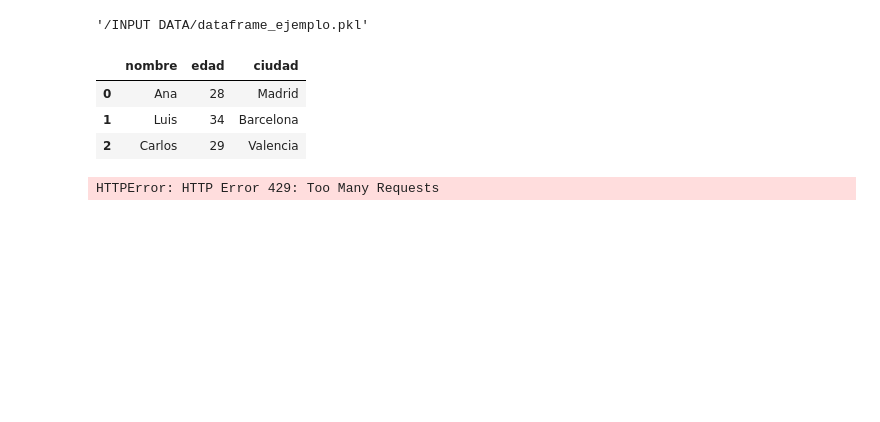
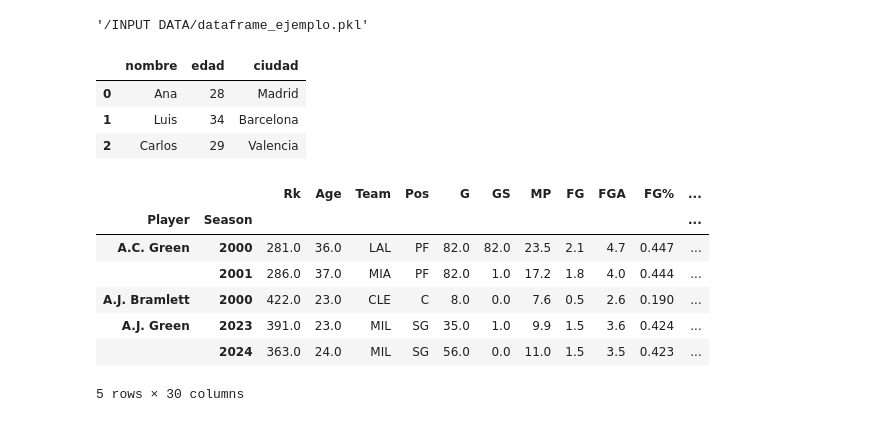
Before and after one commit to kevinfabrega/NBA-Summer-Project, a Jupyter notebook: NBA_PROJECT_copy_Mr.Planck.ipynb, the cells around one changed output. Drawn from its saved outputs; the diff is of its cells as text; code cells hidden in the pictures; blank space fills up the shorter version.

```diff
--- a/NBA_PROJECT_copy_Mr.Planck.ipynb
+++ b/NBA_PROJECT_copy_Mr.Planck.ipynb
@@ -34,7 +35,7 @@ years = list(range(2000, 2025))
 dfs = []
 
 for year in years:
-    url = f'https://www.basketball-reference.com/leagues/NBA_{year}_per_game.html'
+    url = f'https://www.basketball-reference.com/leagues/NBA_{year}_advanced.html'
     df = pd.read_html(url)[0]
     df = df[df['Player'] != 'Player']  # Quitar filas duplicadas del header
     df['Season'] = year
@@ -44,5 +45,3 @@ all_data = pd.concat(dfs, ignore_index=True)
 
 all_data.set_index(['Player', 'Season'], inplace=True)
 all_data.sort_index(inplace=True)
-# %% [output]
-HTTPError: HTTP Error 429: Too Many Requests
@@ -48,0 +50,12 @@ HTTPError: HTTP Error 429: Too Many Requests
+# %%
+df= pd.read_pickle('/INPUT_DATA/2000_to_2025_perGame.pkl')
+df.head()
+# %% [output]
+|  |  | Rk | Age | Team | Pos | G | GS | MP | FG | FGA | FG% | ... |
+| Player | Season |  |  |  |  |  |  |  |  |  |  | ... |
+| A.C. Green | 2000 | 281.0 | 36.0 | LAL | PF | 82.0 | 82.0 | 23.5 | 2.1 | 4.7 | 0.447 | ... |
+|  | 2001 | 286.0 | 37.0 | MIA | PF | 82.0 | 1.0 | 17.2 | 1.8 | 4.0 | 0.444 | ... |
+| A.J. Bramlett | 2000 | 422.0 | 23.0 | CLE | C | 8.0 | 0.0 | 7.6 | 0.5 | 2.6 | 0.190 | ... |
+| A.J. Green | 2023 | 391.0 | 23.0 | MIL | SG | 35.0 | 1.0 | 9.9 | 1.5 | 3.6 | 0.424 | ... |
+|  | 2024 | 363.0 | 24.0 | MIL | SG | 56.0 | 0.0 | 11.0 | 1.5 | 3.5 | 0.423 | ... |
+5 rows × 30 columns
```
Also changed, not shown: parts of 7 cells of this notebook.
